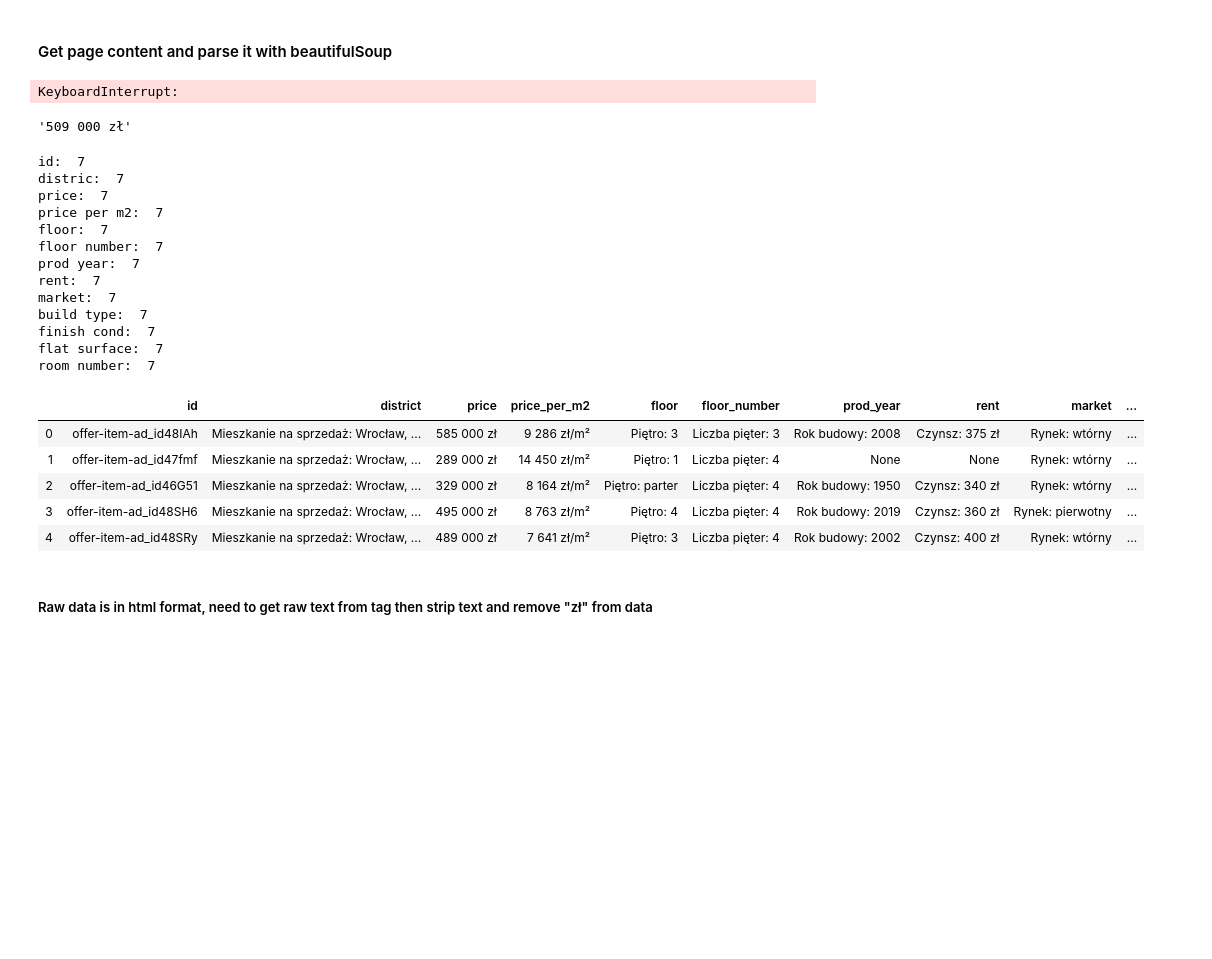
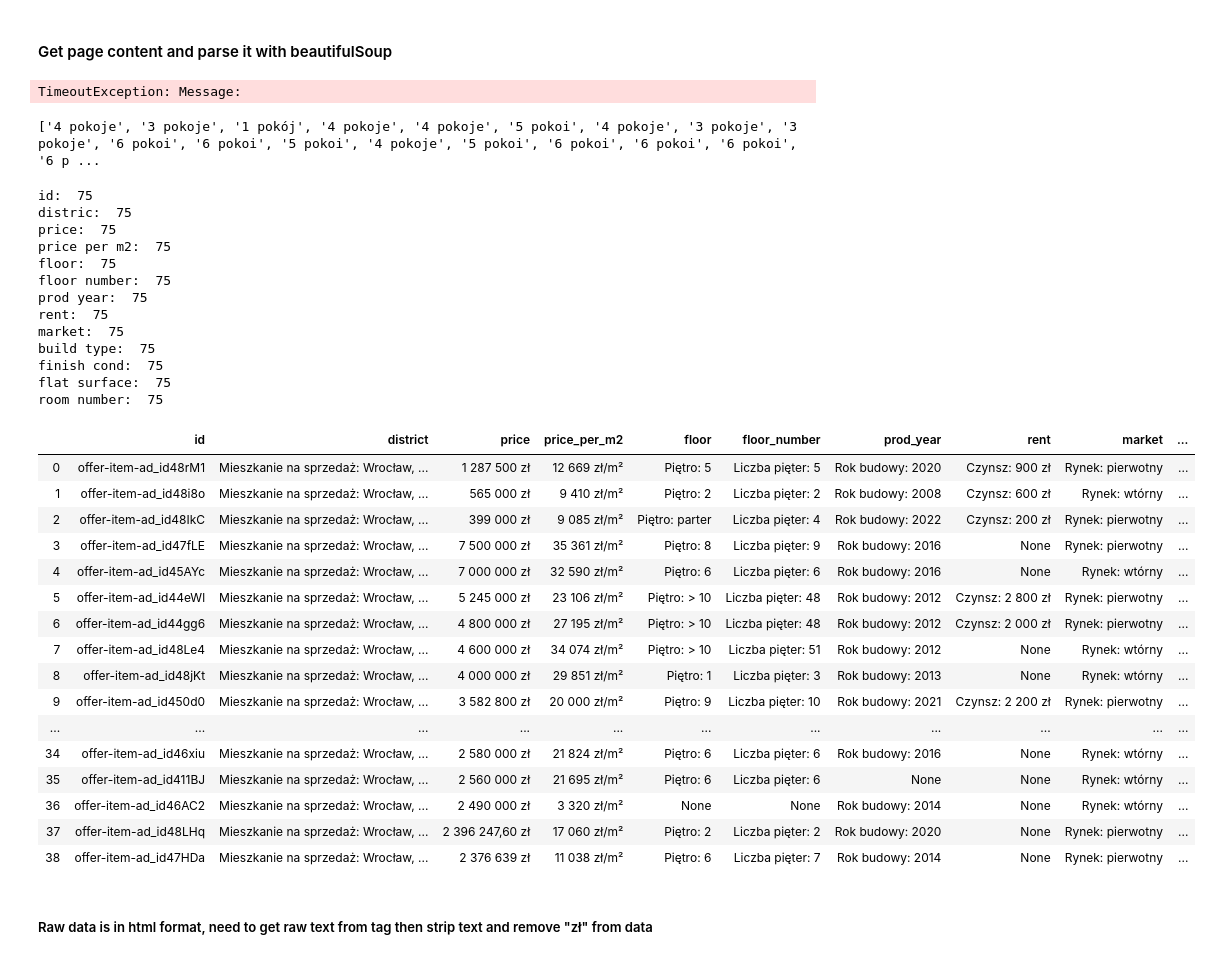
Before and after one commit to TestQspy/flats_web_scraper, a Jupyter notebook: otodom_scrapper.ipynb, the cells around one changed output. Cells and saved outputs as stored; diff of their text form; code cells hidden in the pictures; blank space fills up the shorter version.

Commit message:
Complite option that allows go through pages I add option that iterates through pages Main problem was with cookies bar that covered next page button so selenium didn't see it.

```diff
--- a/otodom_scrapper.ipynb
+++ b/otodom_scrapper.ipynb
@@ -56,10 +58,10 @@ offer_building_type = []
 offer_finish_condition = []
 # %%
 # helpers
-current_page = 0
-page_number = 0
+current_page = 1
+page_number = 167
 doubled_offers = 0
-dont_get_building_type = 0
+
 offer_row = {}
 offer_overview_posibilities = ["Piętro:", "Liczba pięter:", "Rok budowy:", "Czynsz:", "Rynek:", "Rodzaj zabudowy:",
                                "Stan wykończenia:"]
@@ -172,9 +174,15 @@ while current_page <= page_number:
             doubled_offers += 1
             print(f"Number of doubled offers: {doubled_offers}")
 
+    try:
+        element = WebDriverWait(driver, 30).until(EC.visibility_of_element_located((By.CLASS_NAME, "pager-next")))
+        element.click()
+    except:
+        print("Problem occured")
+
     current_page += 1
 # %% [output]
-KeyboardInterrupt:
+TimeoutException: Message:
 # %%
 # test = ['Powierzchnia: 82 m²', 'Liczba pokoi: 4', 'Rynek: wtórny', 'Rodzaj zabudowy: apartamentowiec',
 #         'Piętro: parter', 'Liczba pięter: 3', 'Materiał budynku: keramzyt', 'Okna: drewniane', 'Ogrzewanie: kotłownia',
@@ -197,50 +205,63 @@ KeyboardInterrupt:
 # print((offer_finish_condition))
 # print((offer_flat_surface_m2))
 # print((offer_room_number))
-offer_price.pop()
+# offer_room_number.pop()
+# next_link = soup.find(attrs={"data-dir":"next"}).get("href")
+# driver.find
 # %% [output]
-'509 000 zł'
+['4 pokoje', '3 pokoje', '1 pokój', '4 pokoje', '4 pokoje', '5 pokoi', '4 pokoje', '3 pokoje', '3 pokoje', '6 pokoi', '6 pokoi', '5 pokoi', '4 pokoje', '5 pokoi', '6 pokoi', '6 pokoi', '6 pokoi', '6 p ...
 # %%
 print("id: ",len(offer_id))
 print("distric: ",len(offer_district))
 print("price: ",len(offer_price))
 print("price per m2: ",len(offer_price_per_m2))
 print("floor: ",len(offer_floor))
 print("floor number: ",len(offer_floor_number))
 print("prod year: ",len(offer_prod_year))
 print("rent: ",len(offer_rent))
 print("market: ",len(offer_market))
 print("build type: ",len(offer_building_type))
 print("finish cond: ",len(offer_finish_condition))
 print("flat surface: ",len(offer_flat_surface_m2))
 print("room number: ",len(offer_room_number))
 offer_row = {"id":offer_id,"district":offer_district,"price":offer_price,"price_per_m2":offer_price_per_m2,
              "floor":offer_floor,"floor_number":offer_floor_number,"prod_year":offer_prod_year,"rent":offer_rent,
             "market":offer_market,"building_type":offer_building_type,"finish_condition":offer_finish_condition,
             "flat_surface_m2":offer_flat_surface_m2,"room_number":offer_room_number}
 
 df = pd.DataFrame(offer_row)
-df.head()
+df.head(39)
 # %% [output]
-id:  7
-distric:  7
-price:  7
-price per m2:  7
-floor:  7
-floor number:  7
-prod year:  7
-rent:  7
-market:  7
-build type:  7
-finish cond:  7
-flat surface:  7
-room number:  7
+id:  75
+distric:  75
+price:  75
+price per m2:  75
+floor:  75
+floor number:  75
+prod year:  75
+rent:  75
+market:  75
+build type:  75
+finish cond:  75
+flat surface:  75
+room number:  75
 |  | id | district | price | price_per_m2 | floor | floor_number | prod_year | rent | market | ... |
-| 0 | offer-item-ad_id48IAh | Mieszkanie na sprzedaż: Wrocław, ... | 585 000 zł | 9 286 zł/m² | Piętro: 3 | Liczba pięter: 3 | Rok budowy: 2008 | Czynsz: 375 zł | Rynek: wtórny | ... |
-| 1 | offer-item-ad_id47fmf | Mieszkanie na sprzedaż: Wrocław, ... | 289 000 zł | 14 450 zł/m² | Piętro: 1 | Liczba pięter: 4 | None | None | Rynek: wtórny | ... |
-| 2 | offer-item-ad_id46G51 | Mieszkanie na sprzedaż: Wrocław, ... | 329 000 zł | 8 164 zł/m² | Piętro: parter | Liczba pięter: 4 | Rok budowy: 1950 | Czynsz: 340 zł | Rynek: wtórny | ... |
-| 3 | offer-item-ad_id48SH6 | Mieszkanie na sprzedaż: Wrocław, ... | 495 000 zł | 8 763 zł/m² | Piętro: 4 | Liczba pięter: 4 | Rok budowy: 2019 | Czynsz: 360 zł | Rynek: pierwotny | ... |
-| 4 | offer-item-ad_id48SRy | Mieszkanie na sprzedaż: Wrocław, ... | 489 000 zł | 7 641 zł/m² | Piętro: 3 | Liczba pięter: 4 | Rok budowy: 2002 | Czynsz: 400 zł | Rynek: wtórny | ... |
+| 0 | offer-item-ad_id48rM1 | Mieszkanie na sprzedaż: Wrocław, ... | 1 287 500 zł | 12 669 zł/m² | Piętro: 5 | Liczba pięter: 5 | Rok budowy: 2020 | Czynsz: 900 zł | Rynek: pierwotny | ... |
+| 1 | offer-item-ad_id48i8o | Mieszkanie na sprzedaż: Wrocław, ... | 565 000 zł | 9 410 zł/m² | Piętro: 2 | Liczba pięter: 2 | Rok budowy: 2008 | Czynsz: 600 zł | Rynek: wtórny | ... |
+| 2 | offer-item-ad_id48IkC | Mieszkanie na sprzedaż: Wrocław, ... | 399 000 zł | 9 085 zł/m² | Piętro: parter | Liczba pięter: 4 | Rok budowy: 2022 | Czynsz: 200 zł | Rynek: pierwotny | ... |
+| 3 | offer-item-ad_id47fLE | Mieszkanie na sprzedaż: Wrocław, ... | 7 500 000 zł | 35 361 zł/m² | Piętro: 8 | Liczba pięter: 9 | Rok budowy: 2016 | None | Rynek: pierwotny | ... |
+| 4 | offer-item-ad_id45AYc | Mieszkanie na sprzedaż: Wrocław, ... | 7 000 000 zł | 32 590 zł/m² | Piętro: 6 | Liczba pięter: 6 | Rok budowy: 2016 | None | Rynek: wtórny | ... |
+| 5 | offer-item-ad_id44eWl | Mieszkanie na sprzedaż: Wrocław, ... | 5 245 000 zł | 23 106 zł/m² | Piętro: > 10 | Liczba pięter: 48 | Rok budowy: 2012 | Czynsz: 2 800 zł | Rynek: pierwotny | ... |
+| 6 | offer-item-ad_id44gg6 | Mieszkanie na sprzedaż: Wrocław, ... | 4 800 000 zł | 27 195 zł/m² | Piętro: > 10 | Liczba pięter: 48 | Rok budowy: 2012 | Czynsz: 2 000 zł | Rynek: pierwotny | ... |
+| 7 | offer-item-ad_id48Le4 | Mieszkanie na sprzedaż: Wrocław, ... | 4 600 000 zł | 34 074 zł/m² | Piętro: > 10 | Liczba pięter: 51 | Rok budowy: 2012 | None | Rynek: wtórny | ... |
+| 8 | offer-item-ad_id48jKt | Mieszkanie na sprzedaż: Wrocław, ... | 4 000 000 zł | 29 851 zł/m² | Piętro: 1 | Liczba pięter: 3 | Rok budowy: 2013 | None | Rynek: wtórny | ... |
+| 9 | offer-item-ad_id450d0 | Mieszkanie na sprzedaż: Wrocław, ... | 3 582 800 zł | 20 000 zł/m² | Piętro: 9 | Liczba pięter: 10 | Rok budowy: 2021 | Czynsz: 2 200 zł | Rynek: pierwotny | ... |
+| ... | ... | ... | ... | ... | ... | ... | ... | ... | ... | ... |
+| 34 | offer-item-ad_id46xiu | Mieszkanie na sprzedaż: Wrocław, ... | 2 580 000 zł | 21 824 zł/m² | Piętro: 6 | Liczba pięter: 6 | Rok budowy: 2016 | None | Rynek: wtórny | ... |
+| 35 | offer-item-ad_id411BJ | Mieszkanie na sprzedaż: Wrocław, ... | 2 560 000 zł | 21 695 zł/m² | Piętro: 6 | Liczba pięter: 6 | None | None | Rynek: wtórny | ... |
+| 36 | offer-item-ad_id46AC2 | Mieszkanie na sprzedaż: Wrocław, ... | 2 490 000 zł | 3 320 zł/m² | None | None | Rok budowy: 2014 | None | Rynek: wtórny | ... |
+| 37 | offer-item-ad_id48LHq | Mieszkanie na sprzedaż: Wrocław, ... | 2 396 247,60 zł | 17 060 zł/m² | Piętro: 2 | Liczba pięter: 2 | Rok budowy: 2020 | None | Rynek: pierwotny | ... |
+| 38 | offer-item-ad_id47HDa | Mieszkanie na sprzedaż: Wrocław, ... | 2 376 639 zł | 11 038 zł/m² | Piętro: 6 | Liczba pięter: 7 | Rok budowy: 2014 | None | Rynek: pierwotny | ... |
 # %%
 offer_districts_examples = {"Stare Miasto":["Szczepin",
                                             "Stare Miasto",
```
Also changed, not shown: parts of 1 cell of this notebook.
